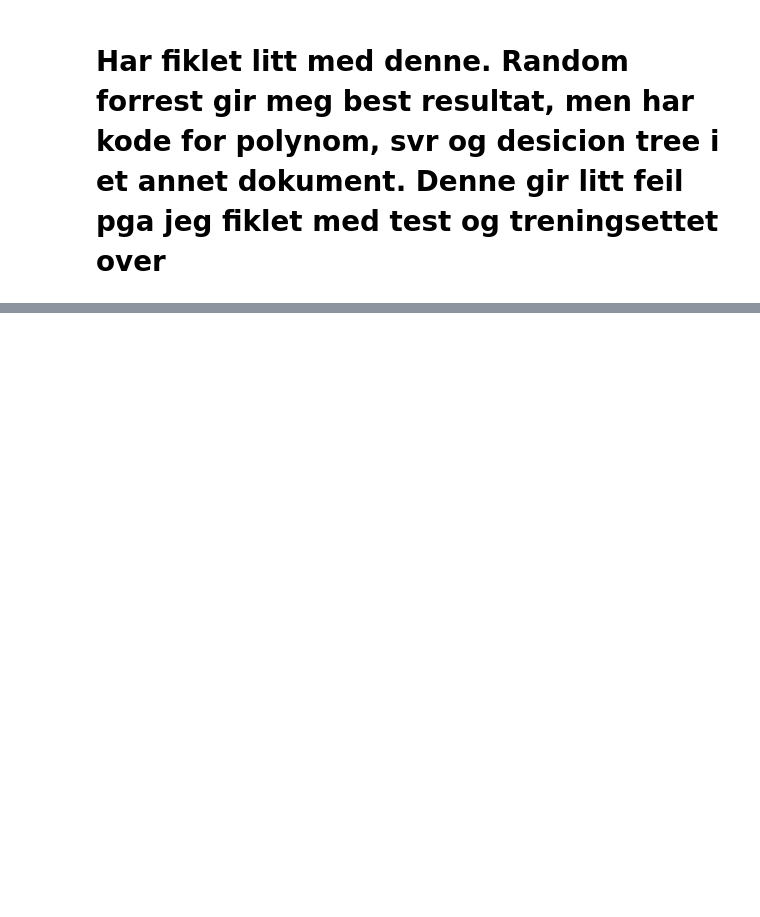
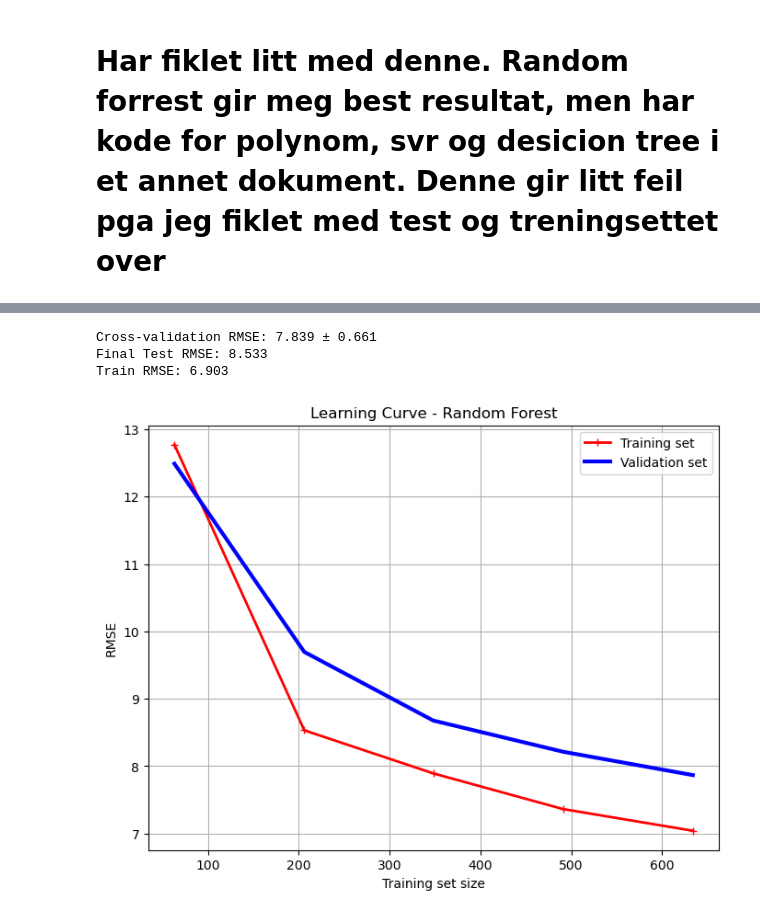
Before and after one commit to elisabellahj/MLing, a Jupyter notebook: Random_forrest.ipynb, the cells around one changed output, grey strips where cells are left out. Saved outputs shown, nothing was run; the diff lists cells and outputs as text; code cells hidden in the pictures; blank space fills up the shorter version.

```diff
--- a/Random_forrest.ipynb
+++ b/Random_forrest.ipynb
@@ -341,0 +290,45 @@ Feature Overlap in Train & Test: Index(['Age', 'Cement_ratio', 'Water_ratio', 'F
+# %%
+best_rf_model.fit(x_train, y_train)
+
+# Cross-validation (detects overfitting)
+cv_scores = cross_val_score(best_rf_model, x_train, y_train, scoring="neg_mean_squared_error", cv=5)
+cv_rmse = np.sqrt(-cv_scores)
+print(f"Cross-validation RMSE: {cv_rmse.mean():.3f} ± {cv_rmse.std():.3f}")
+
+# Final test set performance
+y_pred = best_rf_model.predict(x_test)
+final_rmse = np.sqrt(mean_squared_error(y_test, y_pred))
+print(f"Final Test RMSE: {final_rmse:.3f}")
+
+# Compare train vs. test performance
+train_rmse = np.sqrt(mean_squared_error(y_train, best_rf_model.predict(x_train)))
+print(f"Train RMSE: {train_rmse:.3f}")
+# %% [output]
+Cross-validation RMSE: 7.839 ± 0.661
+Final Test RMSE: 8.533
+Train RMSE: 6.903
+# %%
+from sklearn.model_selection import learning_curve
+import matplotlib.pyplot as plt
+
+def plot_learning_curves(model, X, y):
+    train_sizes, train_scores, val_scores = learning_curve(model, X, y, cv=5, scoring="neg_mean_squared_error")
+
+    # Convert negative MSE to RMSE
+    train_rmse = np.sqrt(-train_scores.mean(axis=1))
+    val_rmse = np.sqrt(-val_scores.mean(axis=1))
+
+    plt.figure(figsize=(8, 6))
+    plt.plot(train_sizes, train_rmse, "r-+", linewidth=2, label="Training set")
+    plt.plot(train_sizes, val_rmse, "b-", linewidth=3, label="Validation set")
+    plt.xlabel("Training set size")
+    plt.ylabel("RMSE")
+    plt.legend()
+    plt.title("Learning Curve - Random Forest")
+    plt.grid(True)
+    plt.show()
+
+# Plot learning curve
+plot_learning_curves(best_rf_model, x_train, y_train)
+# %% [output]
+[figure, added]
```
Also changed, not shown: parts of 6 cells of this notebook.
